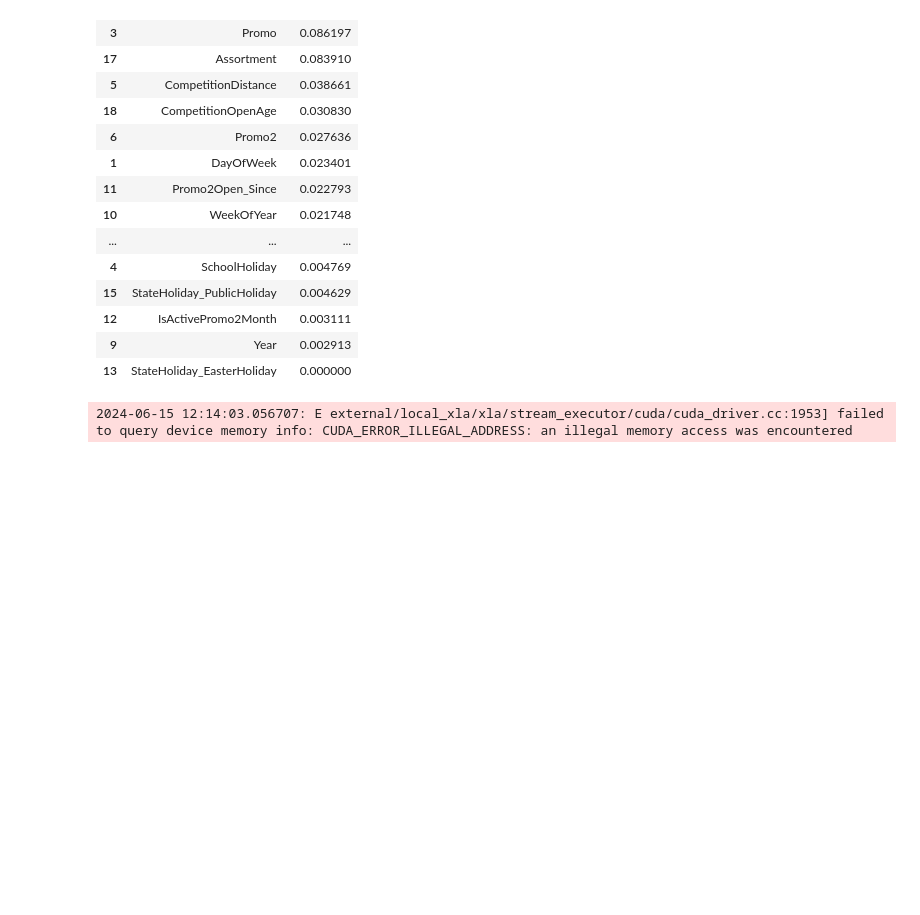
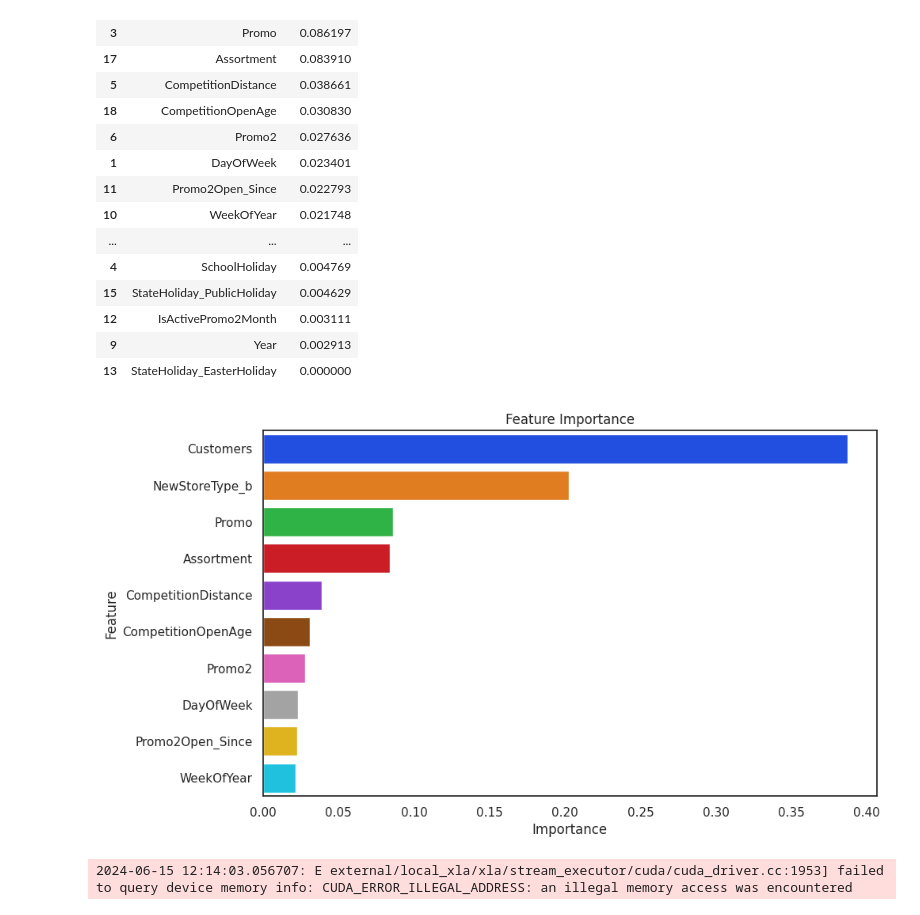
Before and after one commit to akesh-0909/Sales-Analysis-and-forecasting, a Jupyter notebook: main.ipynb, the cells around one changed output. Saved outputs shown, nothing was run; the diff lists cells and outputs as text; code cells hidden in the pictures; blank space fills up the shorter version.

```diff
--- a/main.ipynb
+++ b/main.ipynb
@@ -1025,7 +1025,9 @@ importance_df
 # %%
 plt.figure(figsize=(10,6))
 plt.title('Feature Importance')
-sns.barplot(data=importance_df.head(10), x='Importance', y='Feature');
+sns.barplot(data=importance_df.head(10), x='Importance', y='Feature',palette='bright');
+# %% [output]
+[figure, added]
 # %%
 import tensorflow as tf
 from tensorflow.keras.models import Sequential
```
